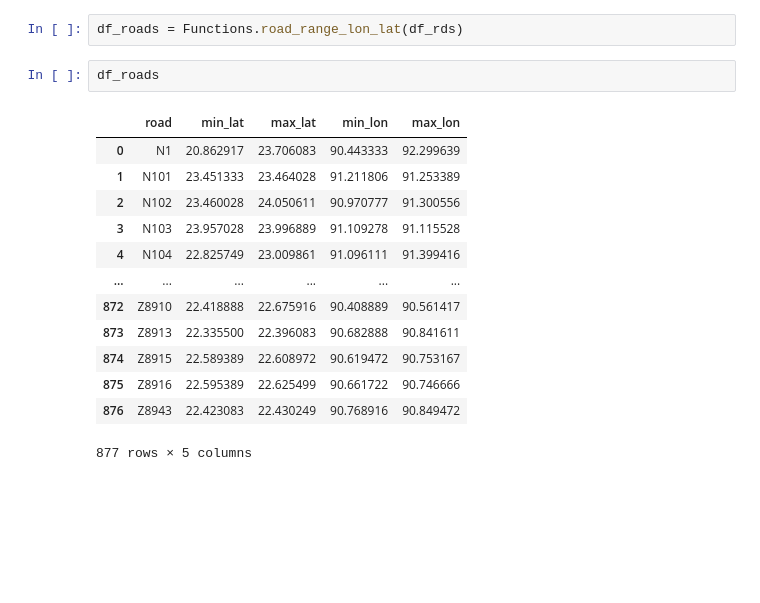
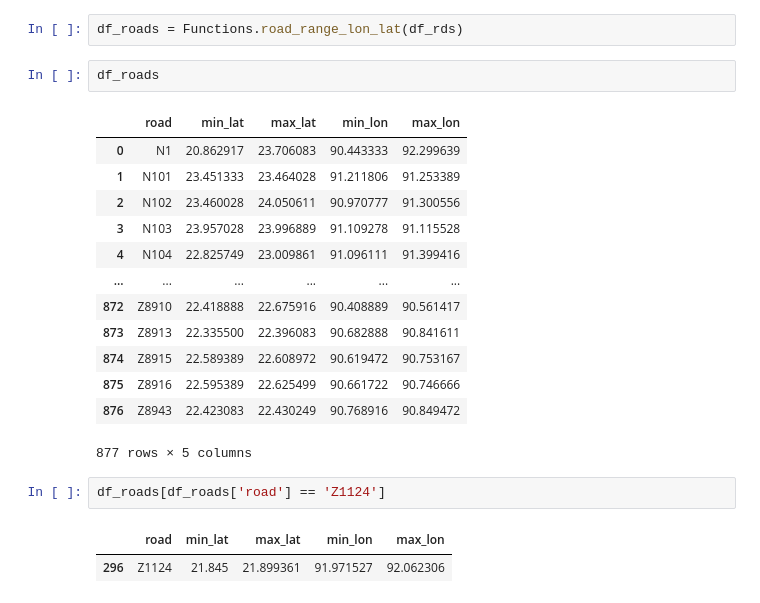
Before and after one commit to Anne-JS/advanced_simulation, a Jupyter notebook: sven_doet_dingen.ipynb, the cells around one changed output. Saved outputs shown, nothing was run; the diff lists cells and outputs as text; blank space fills up the shorter version.

```diff
--- a/sven_doet_dingen.ipynb
+++ b/sven_doet_dingen.ipynb
@@ -27,18 +31,23 @@ df_rds
 # %%
 df_roads = Functions.road_range_lon_lat(df_rds)
+# %%
+df_roads
+# %% [output]
+|  | road | min_lat | max_lat | min_lon | max_lon |
+| 0 | N1 | 20.862917 | 23.706083 | 90.443333 | 92.299639 |
+| 1 | N101 | 23.451333 | 23.464028 | 91.211806 | 91.253389 |
+| 2 | N102 | 23.460028 | 24.050611 | 90.970777 | 91.300556 |
+| 3 | N103 | 23.957028 | 23.996889 | 91.109278 | 91.115528 |
+| 4 | N104 | 22.825749 | 23.009861 | 91.096111 | 91.399416 |
+| ... | ... | ... | ... | ... | ... |
+| 872 | Z8910 | 22.418888 | 22.675916 | 90.408889 | 90.561417 |
+| 873 | Z8913 | 22.335500 | 22.396083 | 90.682888 | 90.841611 |
+| 874 | Z8915 | 22.589389 | 22.608972 | 90.619472 | 90.753167 |
+| 875 | Z8916 | 22.595389 | 22.625499 | 90.661722 | 90.746666 |
+| 876 | Z8943 | 22.423083 | 22.430249 | 90.768916 | 90.849472 |
+877 rows × 5 columns
 # %%
-df_roads
+df_roads[df_roads['road'] == 'Z1124']
 # %% [output]
 |  | road | min_lat | max_lat | min_lon | max_lon |
-| 0 | N1 | 20.862917 | 23.706083 | 90.443333 | 92.299639 |
-| 1 | N101 | 23.451333 | 23.464028 | 91.211806 | 91.253389 |
-| 2 | N102 | 23.460028 | 24.050611 | 90.970777 | 91.300556 |
-| 3 | N103 | 23.957028 | 23.996889 | 91.109278 | 91.115528 |
-| 4 | N104 | 22.825749 | 23.009861 | 91.096111 | 91.399416 |
-| ... | ... | ... | ... | ... | ... |
-| 872 | Z8910 | 22.418888 | 22.675916 | 90.408889 | 90.561417 |
-| 873 | Z8913 | 22.335500 | 22.396083 | 90.682888 | 90.841611 |
-| 874 | Z8915 | 22.589389 | 22.608972 | 90.619472 | 90.753167 |
-| 875 | Z8916 | 22.595389 | 22.625499 | 90.661722 | 90.746666 |
-| 876 | Z8943 | 22.423083 | 22.430249 | 90.768916 | 90.849472 |
+| 296 | Z1124 | 21.845 | 21.899361 | 91.971527 | 92.062306 |
-877 rows × 5 columns
```
Also changed, not shown: parts of 1 cell of this notebook, 1 other file.
